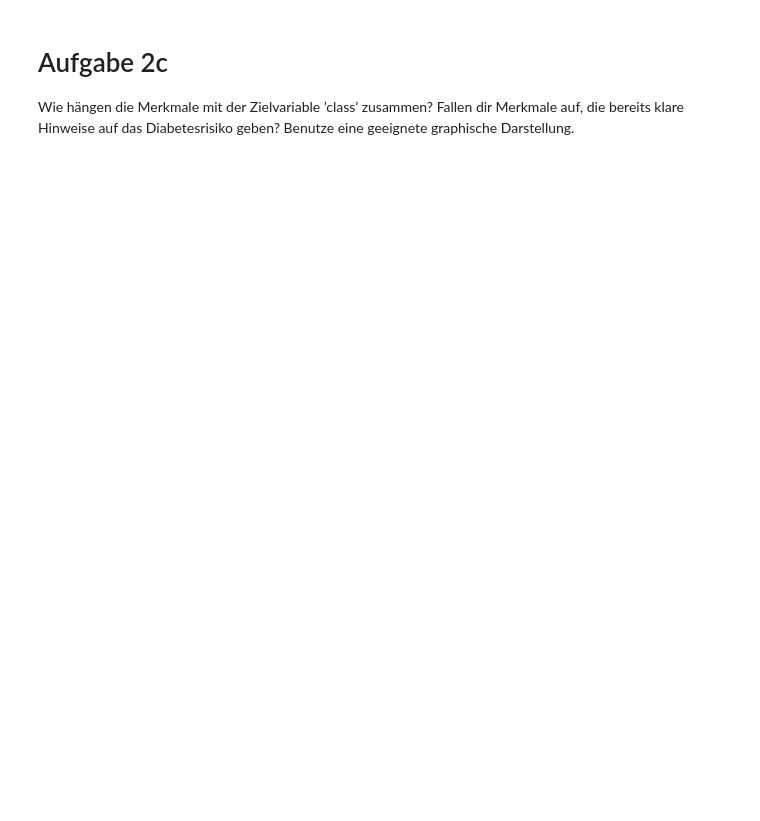
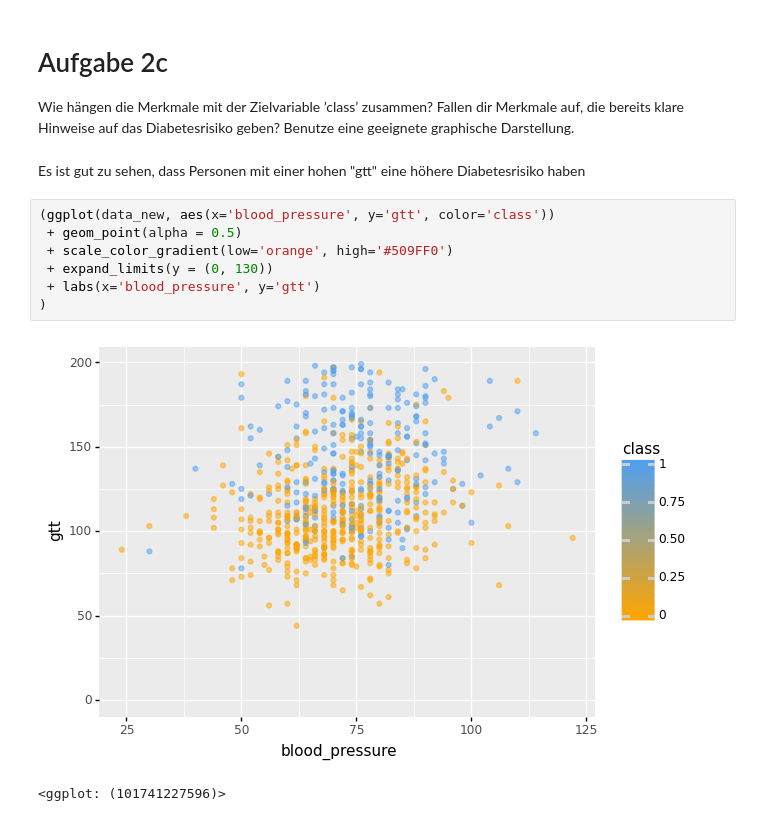
Before and after one commit to alexschillingfhnw/daw, a Jupyter notebook: Diabetes.ipynb, the cells around one changed output. Cells and saved outputs as stored; diff of their text form; blank space fills up the shorter version.

```diff
--- a/Diabetes.ipynb
+++ b/Diabetes.ipynb
@@ -153,3 +165,15 @@ for i in data:
 # Aufgabe 2c
 Wie hängen die Merkmale mit der Zielvariable ’class’ zusammen? Fallen dir Merkmale auf, die
 bereits klare Hinweise auf das Diabetesrisiko geben? Benutze eine geeignete graphische Darstellung.
+# %% [markdown]
+Es ist gut zu sehen, dass Personen mit einer hohen "gtt" eine höhere Diabetesrisiko haben
+# %%
+(ggplot(data_new, aes(x='blood_pressure', y='gtt', color='class'))
+ + geom_point(alpha = 0.5)
+ + scale_color_gradient(low='orange', high='#509FF0')
+ + expand_limits(y = (0, 130))
+ + labs(x='blood_pressure', y='gtt')
+)
+# %% [output]
+[figure, added]
+<ggplot: (101741227596)>
```
Also changed, not shown: parts of 32 cells of this notebook.
